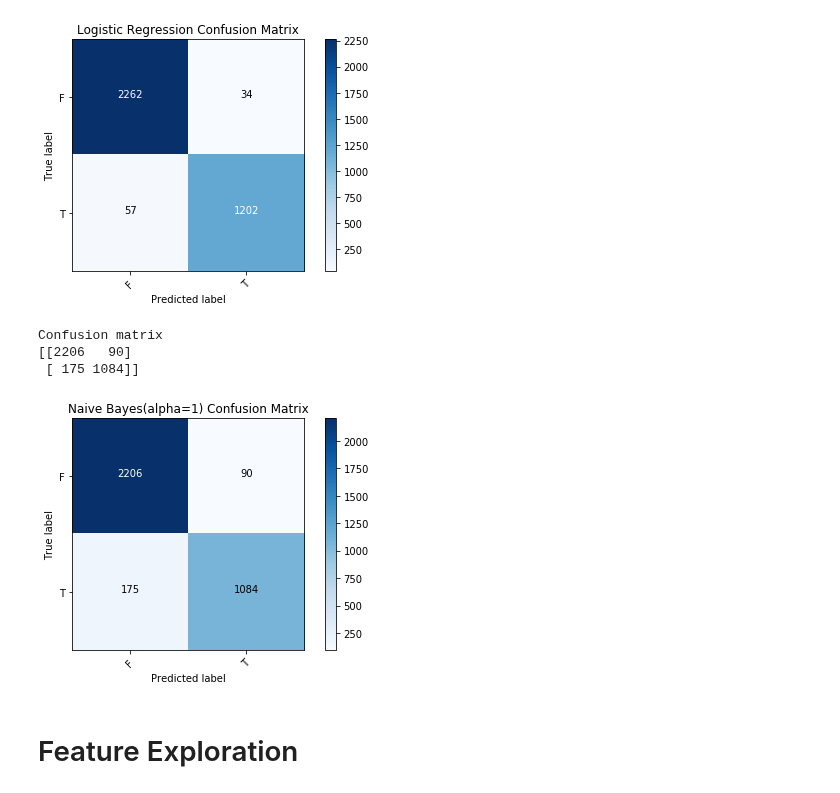
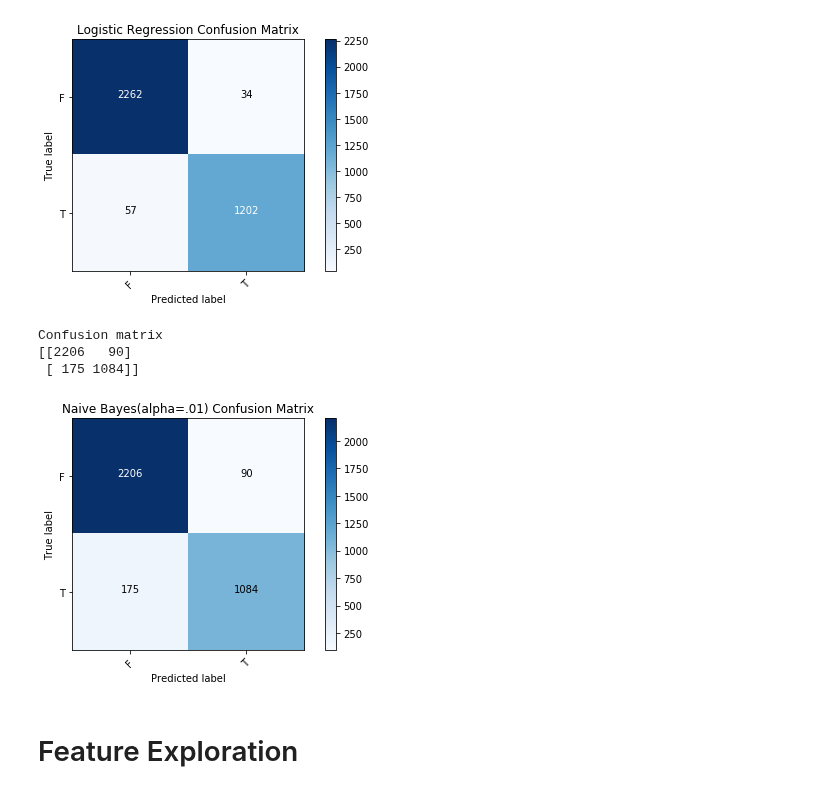
Before and after one commit to johncpolitte/News_or_Satire, a Jupyter notebook: Fresh_notebook_for_cleaning.ipynb, the cells around one changed output. Drawn from its saved outputs; the diff is of its cells as text; code cells hidden in the pictures.

Commit message:
fixed graph labels

```diff
--- a/Fresh_notebook_for_cleaning.ipynb
+++ b/Fresh_notebook_for_cleaning.ipynb
@@ -267,12 +267,12 @@ Confusion matrix
  [  57 1202]]
 [figure]
 # %%
-plot_confusion_matrix(confusion_matrix(y_test,na_ba.predict(X_test)),['F','T'], title='Naive Bayes(alpha=1) Confusion Matrix')
+plot_confusion_matrix(confusion_matrix(y_test,na_ba.predict(X_test)),['F','T'], title='Naive Bayes(alpha=.01) Confusion Matrix')
 # %% [output]
 Confusion matrix
 [[2206   90]
  [ 175 1084]]
-[figure, old version]
+[figure, new version]
 # %% [markdown]
 # Feature Exploration
 # %% [markdown]
```
Also changed, not shown: parts of 1 cell of this notebook.
